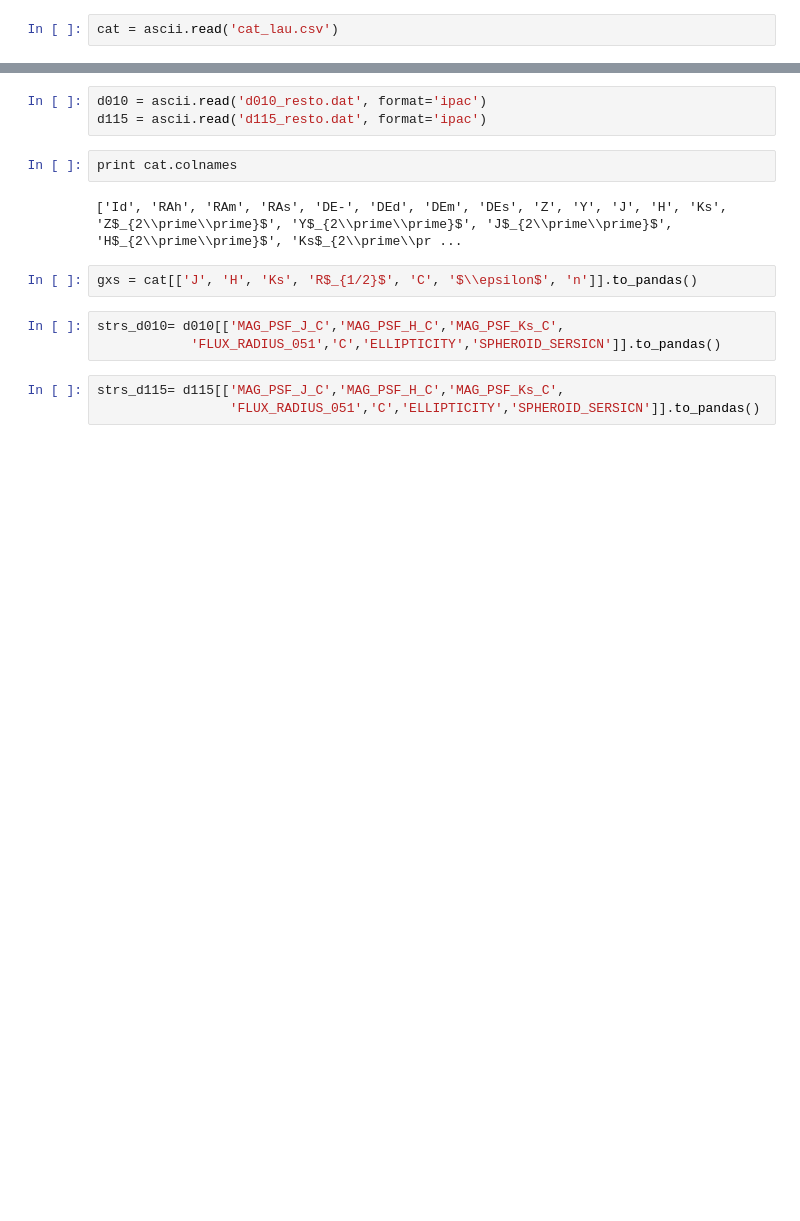
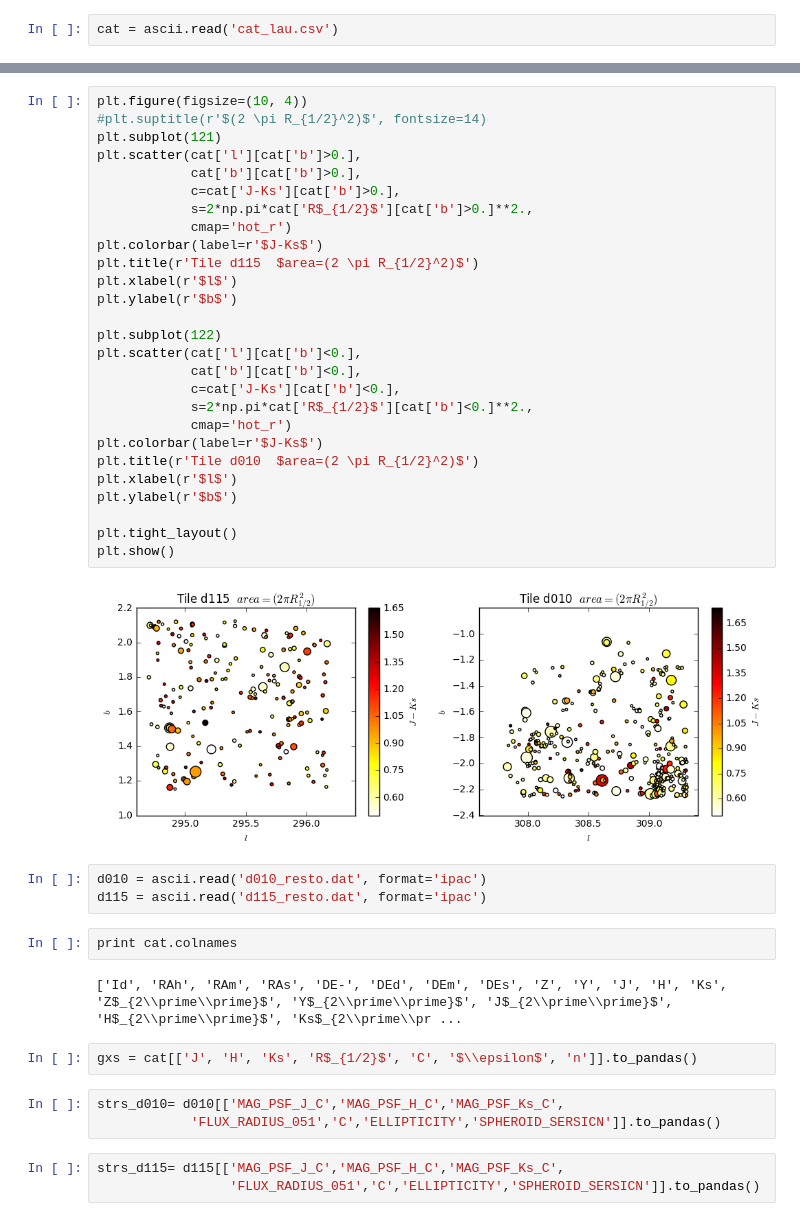
Before and after one commit to BrunoSanchez/VVV_galaxies, a Jupyter notebook: star-galaxyML.ipynb, the cells around one changed output, grey strips where cells are left out. Drawn from its saved outputs; the diff is of its cells as text; blank space fills up the shorter version.

```diff
--- a/star-galaxyML.ipynb
+++ b/star-galaxyML.ipynb
@@ -14,3 +28,32 @@ cat = ascii.read('cat_lau.csv')
+# %%
+plt.figure(figsize=(10, 4))
+#plt.suptitle(r'$(2 \pi R_{1/2}^2)$', fontsize=14)
+plt.subplot(121)
+plt.scatter(cat['l'][cat['b']>0.],
+            cat['b'][cat['b']>0.],
+            c=cat['J-Ks'][cat['b']>0.],
+            s=2*np.pi*cat['R$_{1/2}$'][cat['b']>0.]**2.,
+            cmap='hot_r')
+plt.colorbar(label=r'$J-Ks$')
+plt.title(r'Tile d115  $area=(2 \pi R_{1/2}^2)$')
+plt.xlabel(r'$l$')
+plt.ylabel(r'$b$')
+
+plt.subplot(122)
+plt.scatter(cat['l'][cat['b']<0.],
+            cat['b'][cat['b']<0.],
+            c=cat['J-Ks'][cat['b']<0.],
+            s=2*np.pi*cat['R$_{1/2}$'][cat['b']<0.]**2.,
+            cmap='hot_r')
+plt.colorbar(label=r'$J-Ks$')
+plt.title(r'Tile d010  $area=(2 \pi R_{1/2}^2)$')
+plt.xlabel(r'$l$')
+plt.ylabel(r'$b$')
+
+plt.tight_layout()
+plt.show()
+# %% [output]
+[figure, added]
 # %%
 d010 = ascii.read('d010_resto.dat', format='ipac')
 d115 = ascii.read('d115_resto.dat', format='ipac')
```
Also changed, not shown: parts of 20 cells of this notebook.
